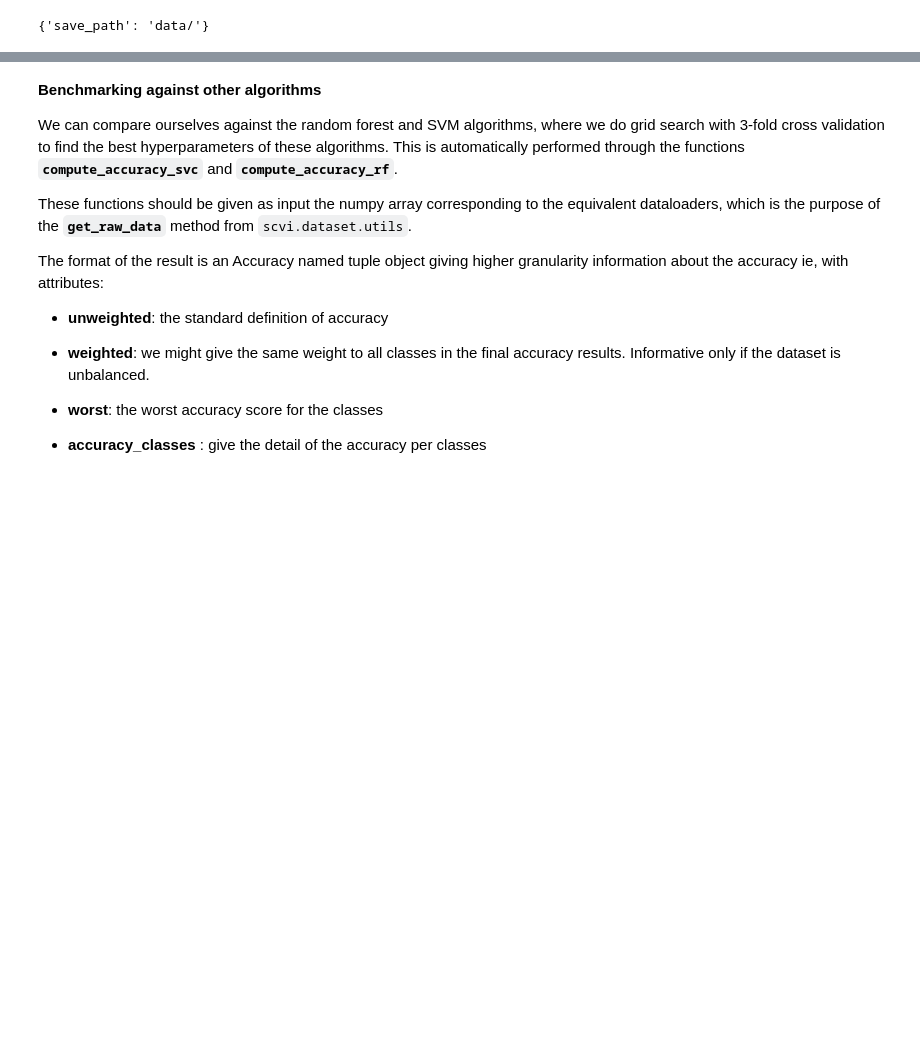
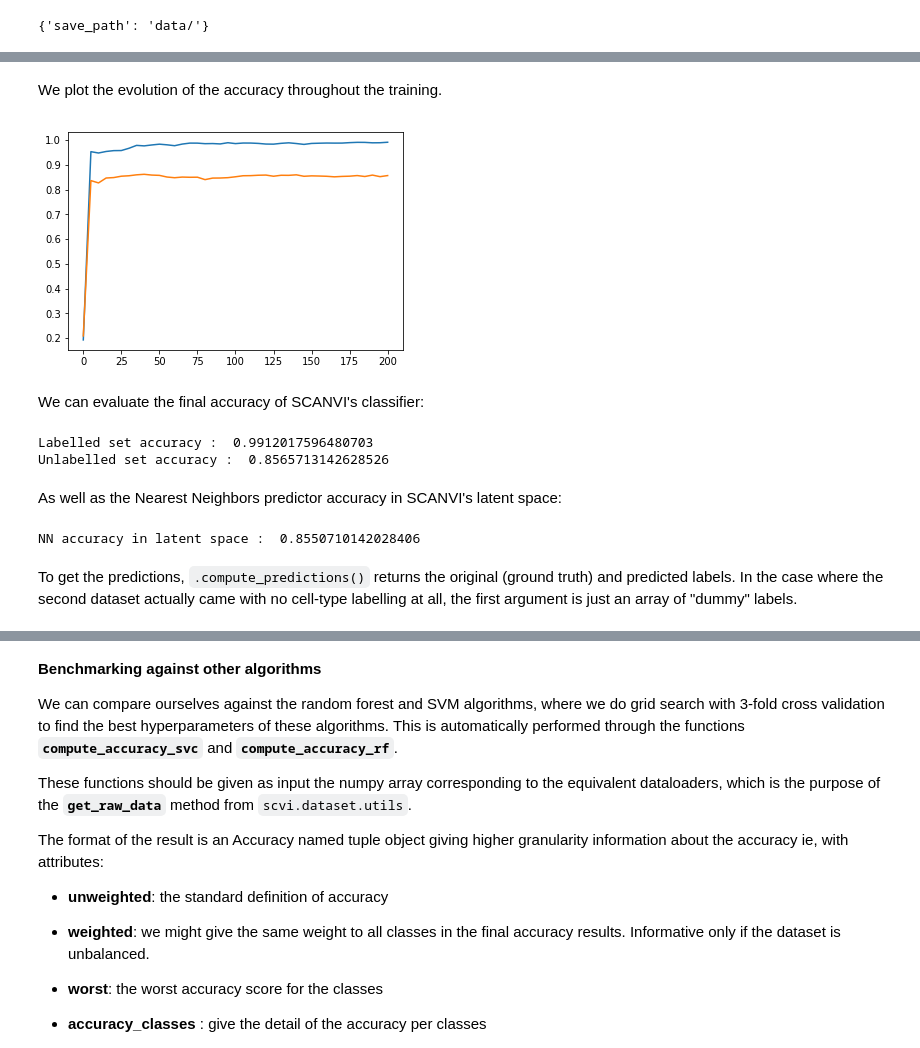
Before and after one commit to gabmis/scVI, a Jupyter notebook: docs/notebooks/annotation.ipynb, the cells around one changed output, grey strips where cells are left out. Saved outputs shown, nothing was run; the diff lists cells and outputs as text; code cells hidden in the pictures; blank space fills up the shorter version.

Commit message:
updating the annotation notebook with simulation data (#179)

```diff
--- a/docs/notebooks/annotation.ipynb
+++ b/docs/notebooks/annotation.ipynb
@@ -40,0 +48,7 @@ Finished preprocessing Cortex data
+# %%
+simulation_1 = LoomDataset(filename='simulation_1.loom',
+                           save_path=save_path+'simulation/',
+                           url='https://github.com/YosefLab/scVI-data/raw/master/simulation/simulation_1.loom')
+
+scanvi = SCANVI(simulation_1.nb_genes, simulation_1.n_batches, simulation_1.n_labels)
+trainer_scanvi = SemiSupervisedTrainer(scanvi, simulation_1, frequency=5)
@@ -40,0 +67,35 @@ Finished preprocessing Cortex data
+# %%
+n_epochs = 200 if n_epochs_all is None else n_epochs_all
+trainer_scanvi.labelled_set = trainer_scanvi.create_posterior(indices=(simulation_1.batch_indices==0).ravel())
+trainer_scanvi.labelled_set.to_monitor = ['ll','accuracy']
+trainer_scanvi.unlabelled_set = trainer_scanvi.create_posterior(indices=(simulation_1.batch_indices==1).ravel())
+trainer_scanvi.unlabelled_set.to_monitor = ['ll','accuracy']
+
+trainer_scanvi.train(n_epochs)
+# %% [markdown]
+We plot the evolution of the accuracy throughout the training.
+# %%
+accuracy_labelled_set = trainer_scanvi.history["accuracy_labelled_set"]
+accuracy_unlabelled_set = trainer_scanvi.history["accuracy_unlabelled_set"]
+x = np.linspace(0,n_epochs,(len(accuracy_labelled_set)))
+plt.plot(x, accuracy_labelled_set, label="accuracy labelled")
+plt.plot(x, accuracy_unlabelled_set, label="accuracy unlabelled")
+plt.show()
+# %% [output]
+[figure, added]
+# %% [markdown]
+We can evaluate the final accuracy of SCANVI's classifier:
+# %%
+print("Labelled set accuracy : ", trainer_scanvi.labelled_set.accuracy())
+print("Unlabelled set accuracy : ", trainer_scanvi.unlabelled_set.accuracy())
+# %% [output]
+Labelled set accuracy :  0.9912017596480703
+Unlabelled set accuracy :  0.8565713142628526
+# %% [markdown]
+As well as the Nearest Neighbors predictor accuracy in SCANVI's latent space:
+# %%
+print("NN accuracy in latent space : ", trainer_scanvi.labelled_set.nn_latentspace(trainer_scanvi.unlabelled_set))
+# %% [output]
+NN accuracy in latent space :  0.8550710142028406
+# %% [markdown]
+To get the predictions, `.compute_predictions()` returns the original (ground truth) and predicted labels. In the case where the second dataset actually came with no cell-type labelling at all, the first argument is just an array of "dummy" labels.
```
Also changed, not shown: parts of 21 cells of this notebook, 1 other file.
